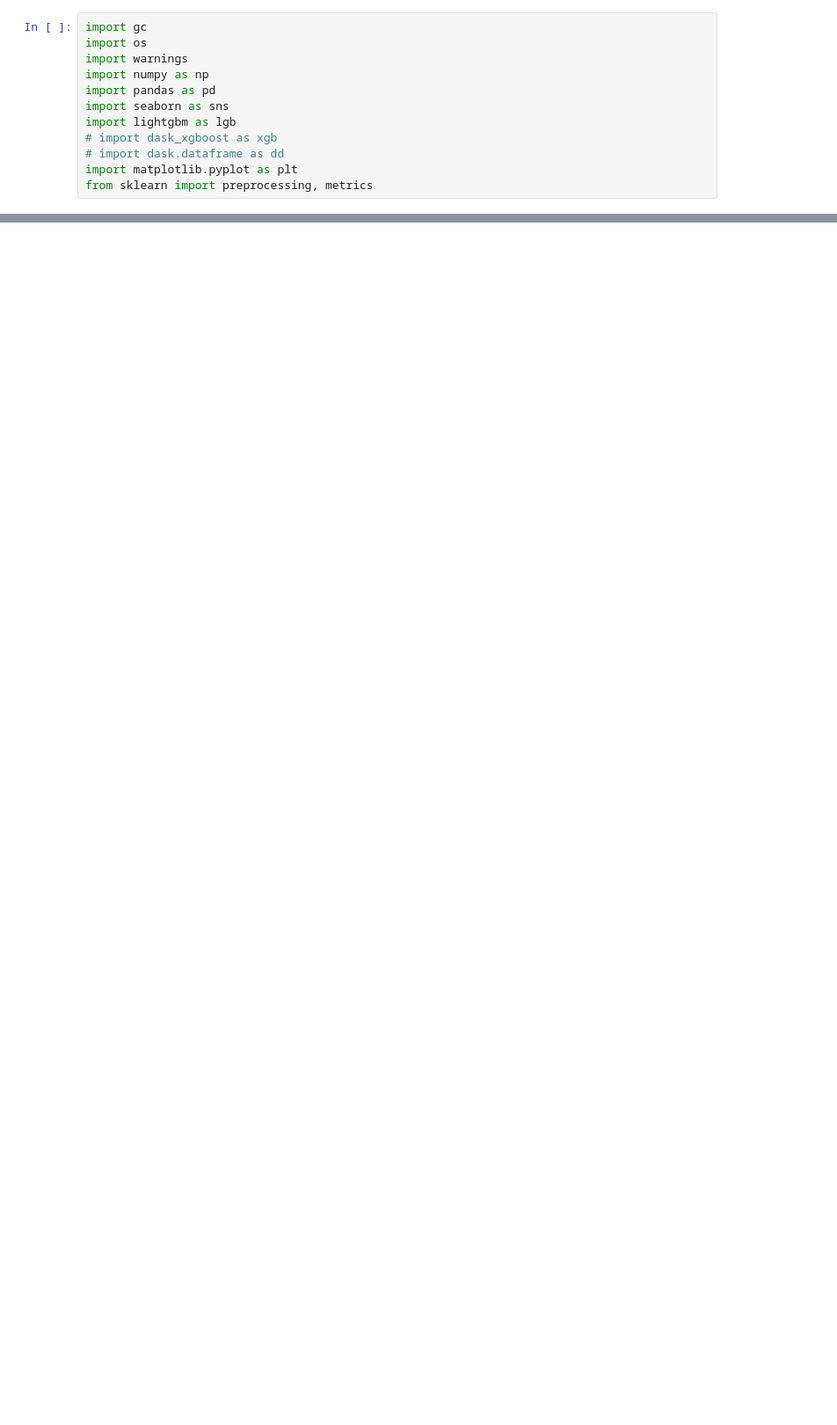
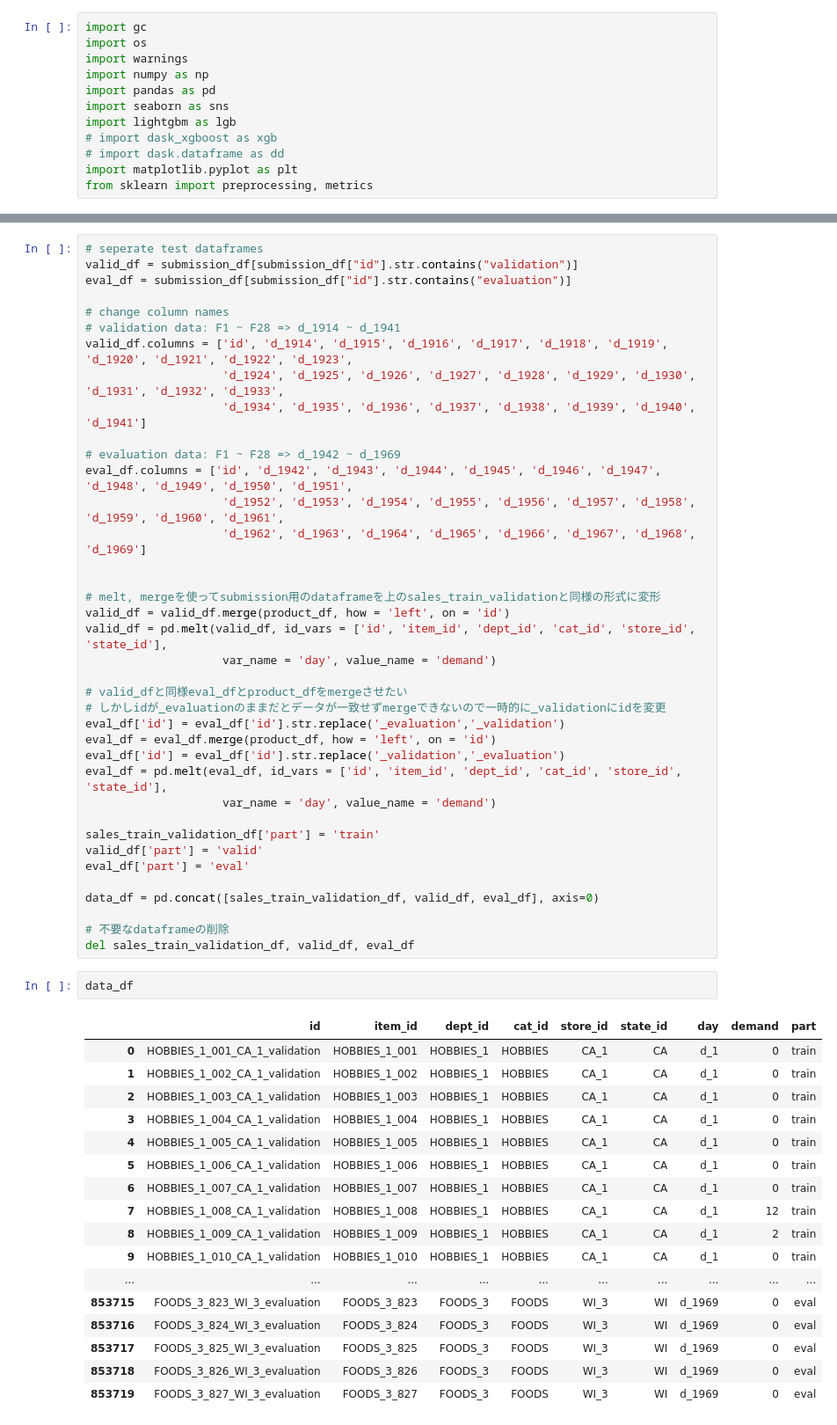
Before and after one commit to kuto5046/kaggle-M5-accuracy, a Jupyter notebook: notebook/test.ipynb, the cells around one changed output, grey strips where cells are left out. Shown: that part at 88% size. Cells and saved outputs as stored; diff of their text form; blank space fills up the shorter version.

```diff
--- a/notebook/test.ipynb
+++ b/notebook/test.ipynb
@@ -245,0 +82,58 @@ eval_df.head()
+# %%
+# seperate test dataframes
+valid_df = submission_df[submission_df["id"].str.contains("validation")]
+eval_df = submission_df[submission_df["id"].str.contains("evaluation")]
+
+# change column names
+# validation data: F1 ~ F28 => d_1914 ~ d_1941
+valid_df.columns = ['id', 'd_1914', 'd_1915', 'd_1916', 'd_1917', 'd_1918', 'd_1919', 'd_1920', 'd_1921', 'd_1922', 'd_1923',
+                    'd_1924', 'd_1925', 'd_1926', 'd_1927', 'd_1928', 'd_1929', 'd_1930', 'd_1931', 'd_1932', 'd_1933',
+                    'd_1934', 'd_1935', 'd_1936', 'd_1937', 'd_1938', 'd_1939', 'd_1940', 'd_1941']
+
+# evaluation data: F1 ~ F28 => d_1942 ~ d_1969
+eval_df.columns = ['id', 'd_1942', 'd_1943', 'd_1944', 'd_1945', 'd_1946', 'd_1947', 'd_1948', 'd_1949', 'd_1950', 'd_1951',
+                    'd_1952', 'd_1953', 'd_1954', 'd_1955', 'd_1956', 'd_1957', 'd_1958', 'd_1959', 'd_1960', 'd_1961',
+                    'd_1962', 'd_1963', 'd_1964', 'd_1965', 'd_1966', 'd_1967', 'd_1968', 'd_1969']
+
+
+# melt, mergeを使ってsubmission用のdataframeを上のsales_train_validationと同様の形式に変形
+valid_df = valid_df.merge(product_df, how = 'left', on = 'id')
+valid_df = pd.melt(valid_df, id_vars = ['id', 'item_id', 'dept_id', 'cat_id', 'store_id', 'state_id'],
+                    var_name = 'day', value_name = 'demand')
+
+# valid_dfと同様eval_dfとproduct_dfをmergeさせたい
+# しかしidが_evaluationのままだとデータが一致せずmergeできないので一時的に_validationにidを変更
+eval_df['id'] = eval_df['id'].str.replace('_evaluation','_validation')
+eval_df = eval_df.merge(product_df, how = 'left', on = 'id')
+eval_df['id'] = eval_df['id'].str.replace('_validation','_evaluation')
+eval_df = pd.melt(eval_df, id_vars = ['id', 'item_id', 'dept_id', 'cat_id', 'store_id', 'state_id'],
+                    var_name = 'day', value_name = 'demand')
+
+sales_train_validation_df['part'] = 'train'
+valid_df['part'] = 'valid'
+eval_df['part'] = 'eval'
+
+data_df = pd.concat([sales_train_validation_df, valid_df, eval_df], axis=0)
+
+# 不要なdataframeの削除
+del sales_train_validation_df, valid_df, eval_df
+# %%
+data_df
+# %% [output]
+|  | id | item_id | dept_id | cat_id | store_id | state_id | day | demand | part |
+| 0 | HOBBIES_1_001_CA_1_validation | HOBBIES_1_001 | HOBBIES_1 | HOBBIES | CA_1 | CA | d_1 | 0 | train |
+| 1 | HOBBIES_1_002_CA_1_validation | HOBBIES_1_002 | HOBBIES_1 | HOBBIES | CA_1 | CA | d_1 | 0 | train |
+| 2 | HOBBIES_1_003_CA_1_validation | HOBBIES_1_003 | HOBBIES_1 | HOBBIES | CA_1 | CA | d_1 | 0 | train |
+| 3 | HOBBIES_1_004_CA_1_validation | HOBBIES_1_004 | HOBBIES_1 | HOBBIES | CA_1 | CA | d_1 | 0 | train |
+| 4 | HOBBIES_1_005_CA_1_validation | HOBBIES_1_005 | HOBBIES_1 | HOBBIES | CA_1 | CA | d_1 | 0 | train |
+| 5 | HOBBIES_1_006_CA_1_validation | HOBBIES_1_006 | HOBBIES_1 | HOBBIES | CA_1 | CA | d_1 | 0 | train |
+| 6 | HOBBIES_1_007_CA_1_validation | HOBBIES_1_007 | HOBBIES_1 | HOBBIES | CA_1 | CA | d_1 | 0 | train |
+| 7 | HOBBIES_1_008_CA_1_validation | HOBBIES_1_008 | HOBBIES_1 | HOBBIES | CA_1 | CA | d_1 | 12 | train |
+| 8 | HOBBIES_1_009_CA_1_validation | HOBBIES_1_009 | HOBBIES_1 | HOBBIES | CA_1 | CA | d_1 | 2 | train |
+| 9 | HOBBIES_1_010_CA_1_validation | HOBBIES_1_010 | HOBBIES_1 | HOBBIES | CA_1 | CA | d_1 | 0 | train |
+| ... | ... | ... | ... | ... | ... | ... | ... | ... | ... |
+| 853715 | FOODS_3_823_WI_3_evaluation | FOODS_3_823 | FOODS_3 | FOODS | WI_3 | WI | d_1969 | 0 | eval |
+| 853716 | FOODS_3_824_WI_3_evaluation | FOODS_3_824 | FOODS_3 | FOODS | WI_3 | WI | d_1969 | 0 | eval |
+| 853717 | FOODS_3_825_WI_3_evaluation | FOODS_3_825 | FOODS_3 | FOODS | WI_3 | WI | d_1969 | 0 | eval |
+| 853718 | FOODS_3_826_WI_3_evaluation | FOODS_3_826 | FOODS_3 | FOODS | WI_3 | WI | d_1969 | 0 | eval |
+| 853719 | FOODS_3_827_WI_3_evaluation | FOODS_3_827 | FOODS_3 | FOODS | WI_3 | WI | d_1969 | 0 | eval |
```
Also changed, not shown: parts of 42 cells of this notebook, 5 other files.
